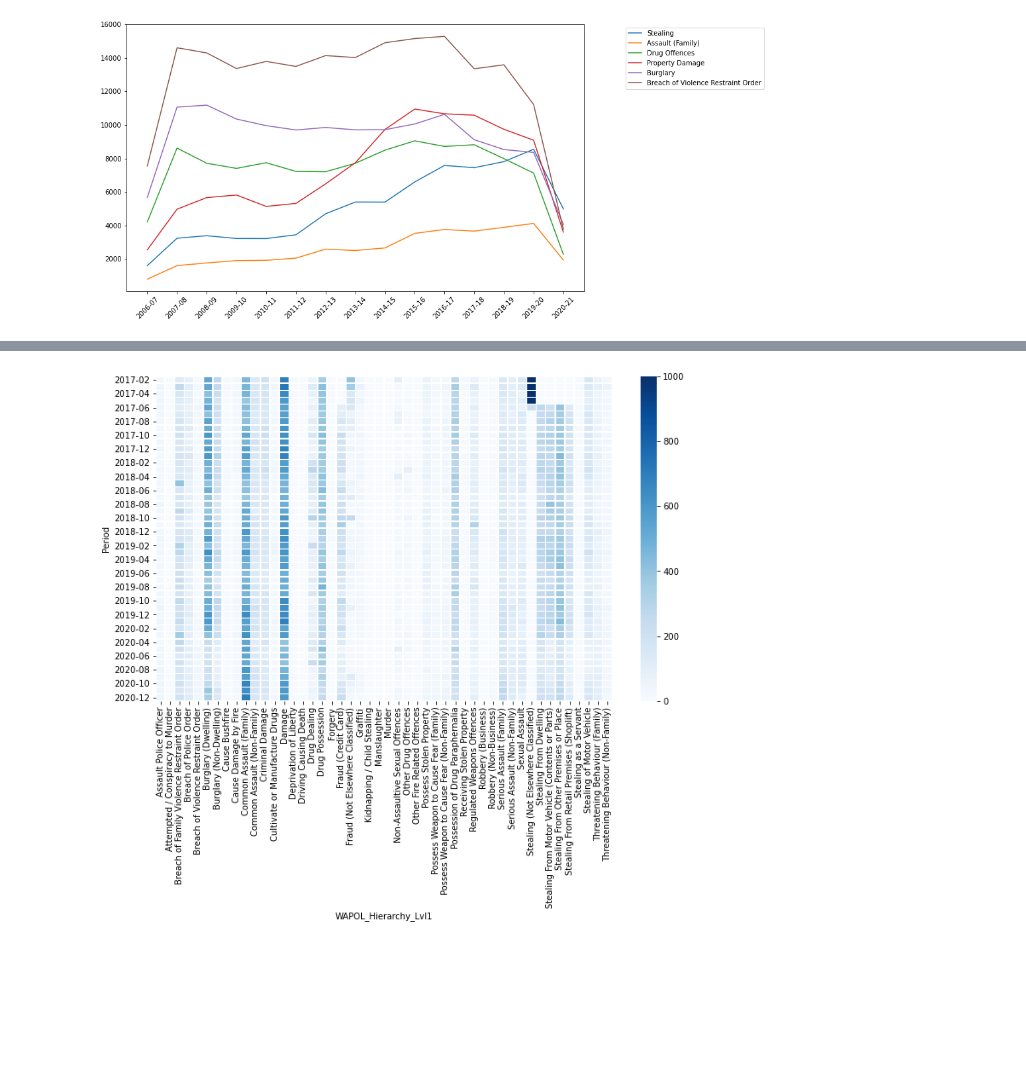
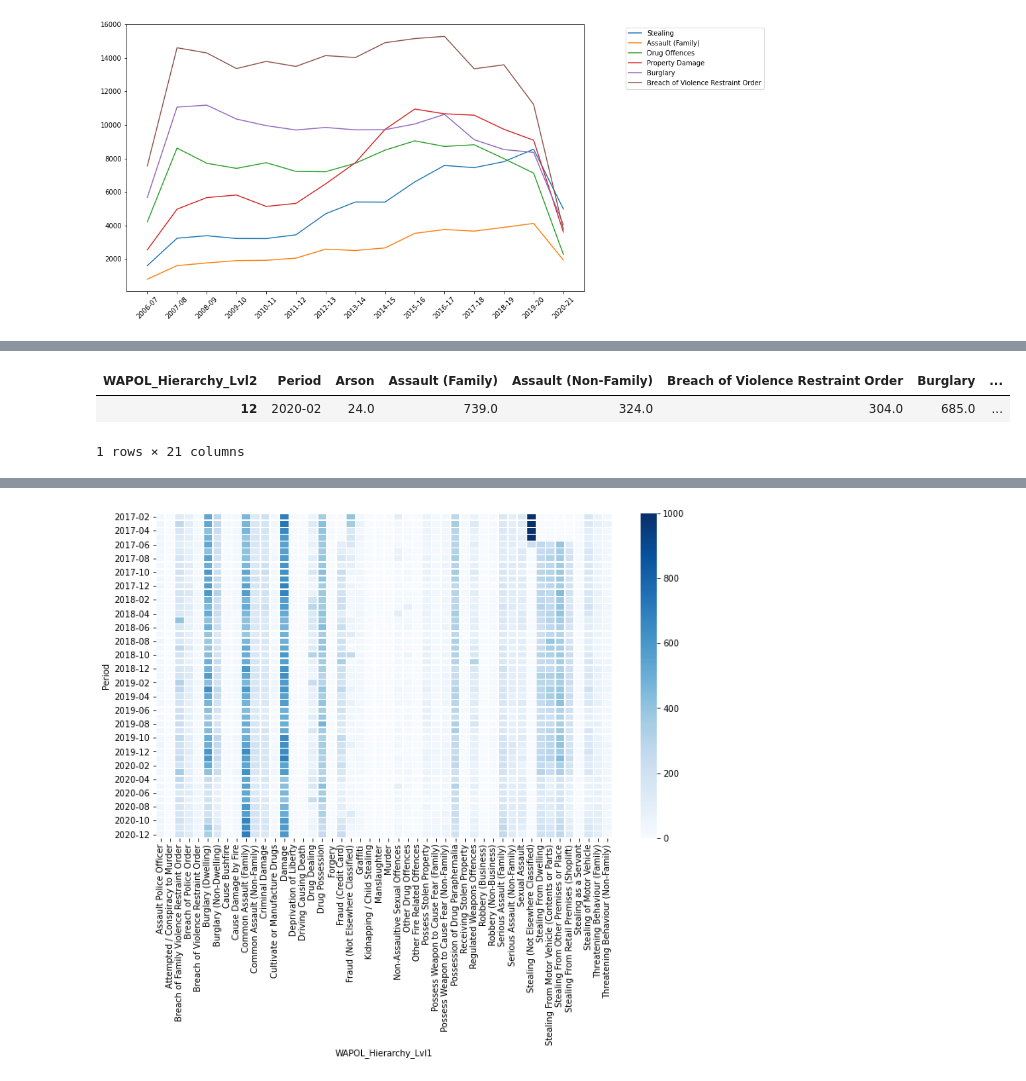
Before and after one commit to FernB/WACrimeRatesCovid19, a Jupyter notebook: WACrimeStatistics.ipynb, the cells around one changed output, grey strips where cells are left out. Cells and saved outputs as stored; diff of their text form; code cells hidden in the pictures; blank space fills up the shorter version.

```diff
--- a/WACrimeStatistics.ipynb
+++ b/WACrimeStatistics.ipynb
@@ -205,3 +280,9 @@ plt.show()
+# %%
+prelockdown
+# %% [output]
+| WAPOL_Hierarchy_Lvl2 | Period | Arson | Assault (Family) | Assault (Non-Family) | Breach of Violence Restraint Order | Burglary | ... |
+| 12 | 2020-02 | 24.0 | 739.0 | 324.0 | 304.0 | 685.0 | ... |
+1 rows × 21 columns
 # %%
 lvl1group_df = Regional_df.groupby(['WAPOL_Hierarchy_Lvl1','Period'])['COUNT_of_Offnc_ID'].sum().reset_index()
 lvl1group_df = lvl1group_df[lvl1group_df["Period"]>dt.datetime(year=2017, month = 1, day = 1)]
```
Also changed, not shown: parts of 6 cells of this notebook.
